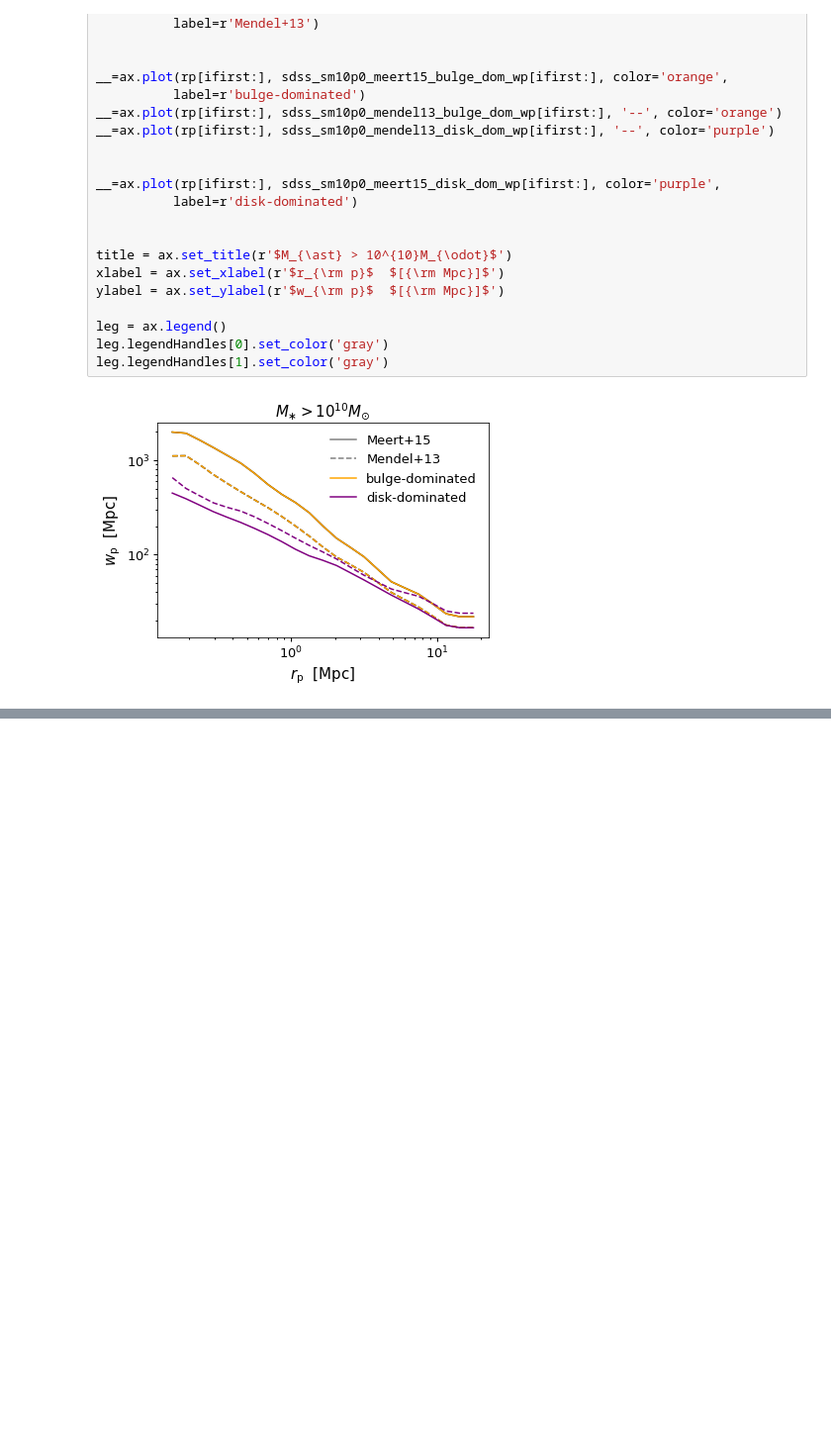
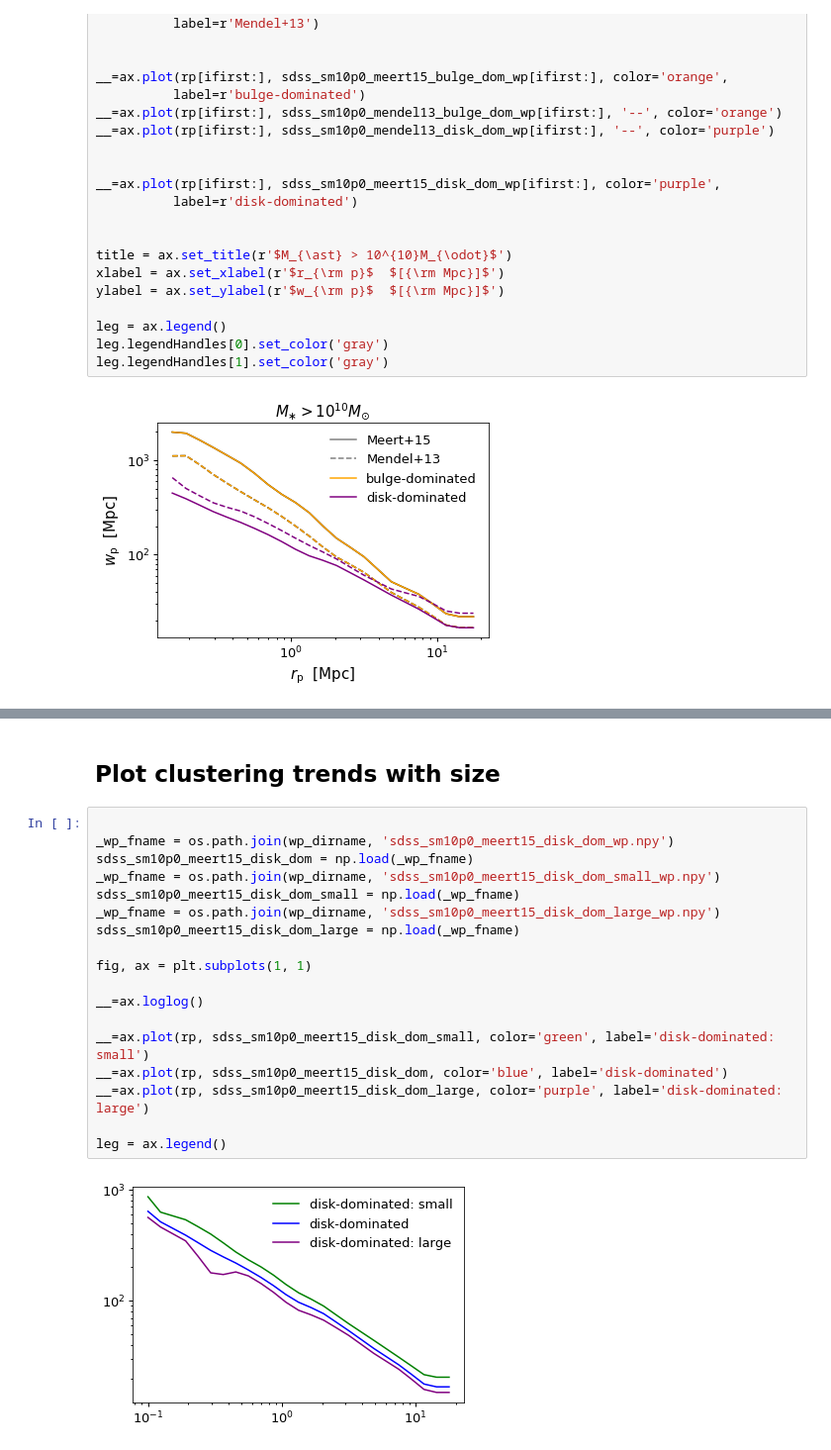
Before and after one commit to aphearin/galsize_models, a Jupyter notebook: notebooks/plot_sdss_size_morphology_clustering.ipynb, the cells around one changed output, grey strips where cells are left out. Shown at 99% size. Drawn from its saved outputs; the diff is of its cells as text; blank space fills up the shorter version.

Commit message:
Updated clustering notebooks

```diff
--- a/notebooks/plot_sdss_size_morphology_clustering.ipynb
+++ b/notebooks/plot_sdss_size_morphology_clustering.ipynb
@@ -222,0 +227,22 @@ fig.savefig(figname, bbox_extra_artists=[xlabel1, ylabel1], bbox_inches='tight')
+# %% [markdown]
+## Plot clustering trends with size
+# %%
+
+_wp_fname = os.path.join(wp_dirname, 'sdss_sm10p0_meert15_disk_dom_wp.npy')
+sdss_sm10p0_meert15_disk_dom = np.load(_wp_fname)
+_wp_fname = os.path.join(wp_dirname, 'sdss_sm10p0_meert15_disk_dom_small_wp.npy')
+sdss_sm10p0_meert15_disk_dom_small = np.load(_wp_fname)
+_wp_fname = os.path.join(wp_dirname, 'sdss_sm10p0_meert15_disk_dom_large_wp.npy')
+sdss_sm10p0_meert15_disk_dom_large = np.load(_wp_fname)
+
+fig, ax = plt.subplots(1, 1)
+
+__=ax.loglog()
+
+__=ax.plot(rp, sdss_sm10p0_meert15_disk_dom_small, color='green', label='disk-dominated: small')
+__=ax.plot(rp, sdss_sm10p0_meert15_disk_dom, color='blue', label='disk-dominated')
+__=ax.plot(rp, sdss_sm10p0_meert15_disk_dom_large, color='purple', label='disk-dominated: large')
+
+leg = ax.legend()
+# %% [output]
+[figure, added]
```
Also changed, not shown: parts of 8 cells of this notebook, 1 other file.
